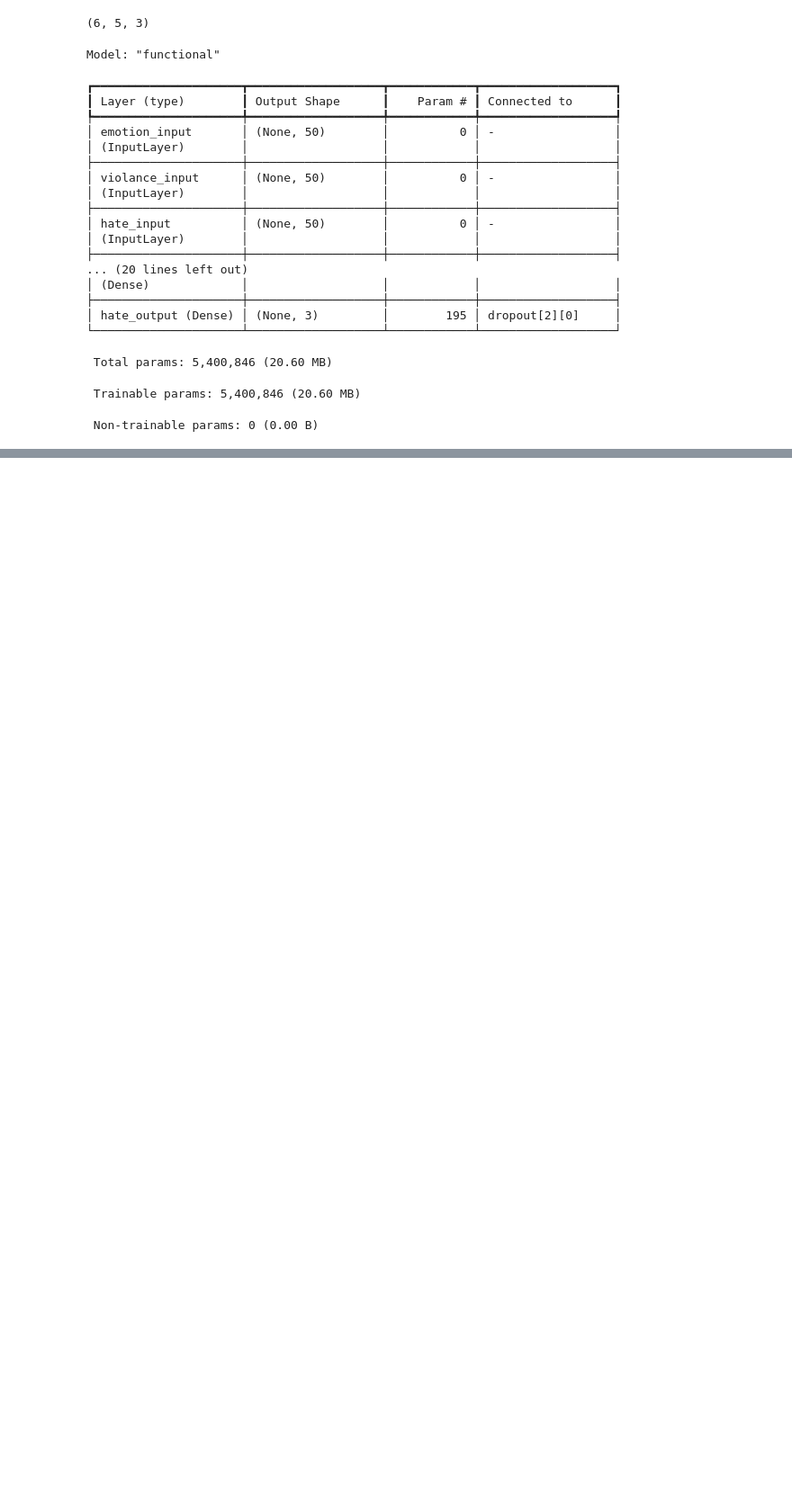
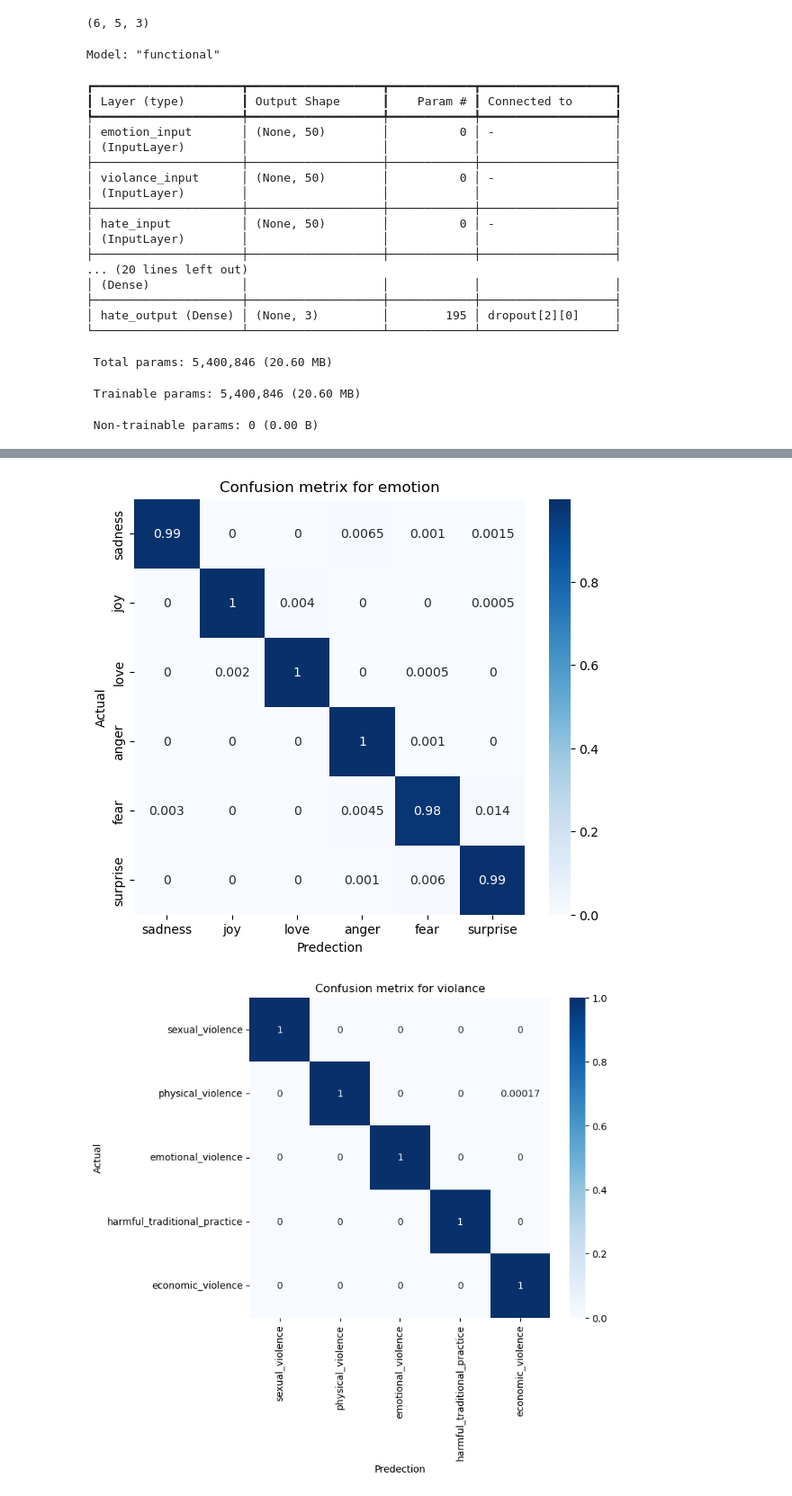
Before and after one commit to mohammad70623/Detect_Emotions_hates_and_violance_in_text_project, a Jupyter notebook: Detect_emotion_Hates_and_Violance.ipynb, the cells around one changed output, grey strips where cells are left out. Shown at 90% size. Cells and saved outputs as stored; diff of their text form; code cells hidden in the pictures; blank space fills up the shorter version.

Commit message:
model evaluation and validation added

```diff
--- a/Detect_emotion_Hates_and_Violance.ipynb
+++ b/Detect_emotion_Hates_and_Violance.ipynb
@@ -450,0 +455,5 @@ Epoch 10/10
+# %%
+predection = model.predict({
+    'emotion_input': emotion_input,
+    'violance_input': violance_input,
+    'hate_input': hate_input })
@@ -450,0 +482,23 @@ Epoch 10/10
+# %%
+emotion_pred = np.argmax(predection[0], axis = 1)
+violance_pred = np.argmax(predection[1], axis= 1)
+hate_pred = np.argmax(predection[2], axis = 1)
+# %%
+def plot_cm(true, pred, title, labels):
+    cf = confusion_matrix(true, pred, normalize = 'true')
+    plt.figure(figsize = (7,6))
+    sns.heatmap(cf, annot=True, cmap ='Blues', xticklabels = labels, yticklabels = labels)
+    plt.title(title)
+    plt.ylabel('Actual')
+    plt.xlabel('Predection')
+
+emotion_labels_text = ['sadness', 'joy', 'love', 'anger', 'fear', 'surprise']
+violance_labels_text = ['sexual_violence', 'physical_violence', 'emotional_violence', 'harmful_traditional_practice', 'economic_violence']
+hate_labels_text = ['offensive spech', 'Neither', 'Hate Speech']
+# %%
+plot_cm(emotion_labels, emotion_pred, 'Confusion metrix for emotion', emotion_labels_text)
+plot_cm(violance_labels, violance_pred, 'Confusion metrix for violance', violance_labels_text)
+plot_cm(hate_labels, hate_pred, 'Confusion metrix for Hate', hate_labels_text)
+# %% [output]
+[figure, added]
+[figure, added]
```
Also changed, not shown: parts of 6 cells of this notebook.
